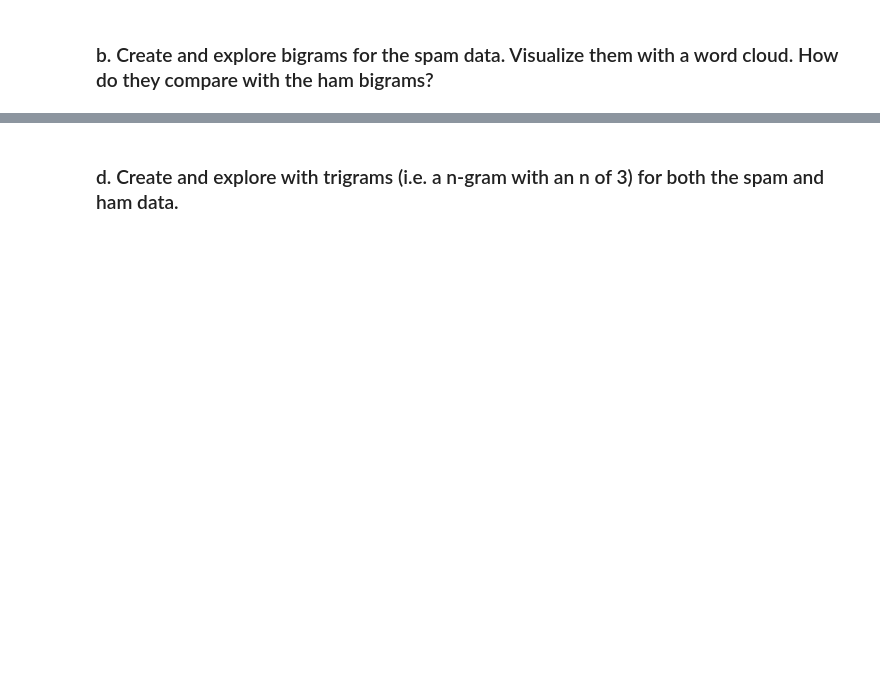
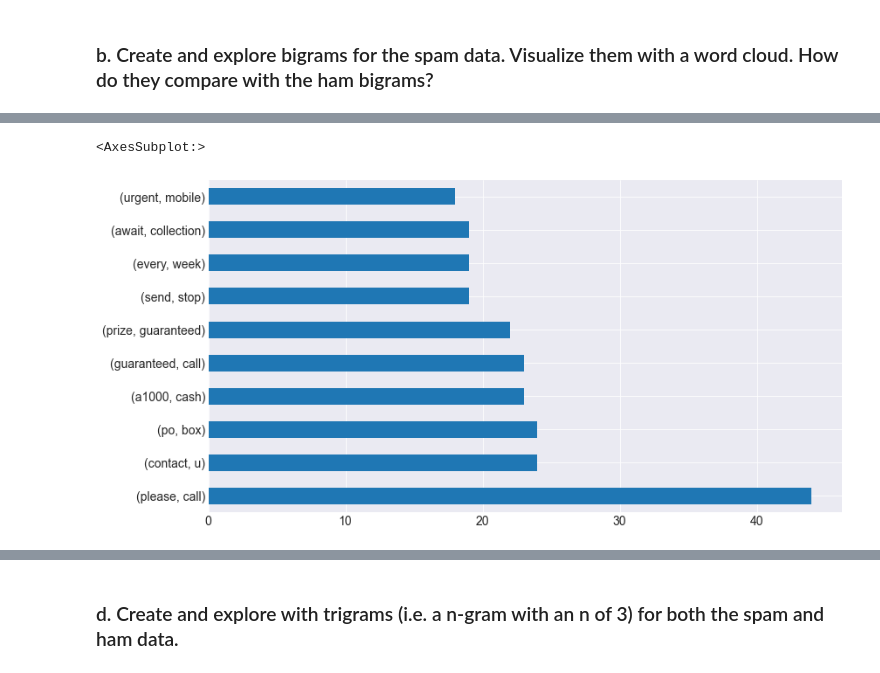
Before and after one commit to QMCBT-JustinEvans/natural-language-processing-exercises, a Jupyter notebook: explore.ipynb, the cells around one changed output, grey strips where cells are left out. Drawn from its saved outputs; the diff is of its cells as text; code cells hidden in the pictures; blank space fills up the shorter version.

```diff
--- a/explore.ipynb
+++ b/explore.ipynb
@@ -157,0 +328,7 @@ ham_words
+# %%
+# Display top 10 bigram pairs for spam_words
+pd.Series(nltk.bigrams(spam_words)
+         ).value_counts().head(10).plot.barh()
+# %% [output]
+<AxesSubplot:>
+[figure, added]
```
Also changed, not shown: parts of 62 cells of this notebook.
